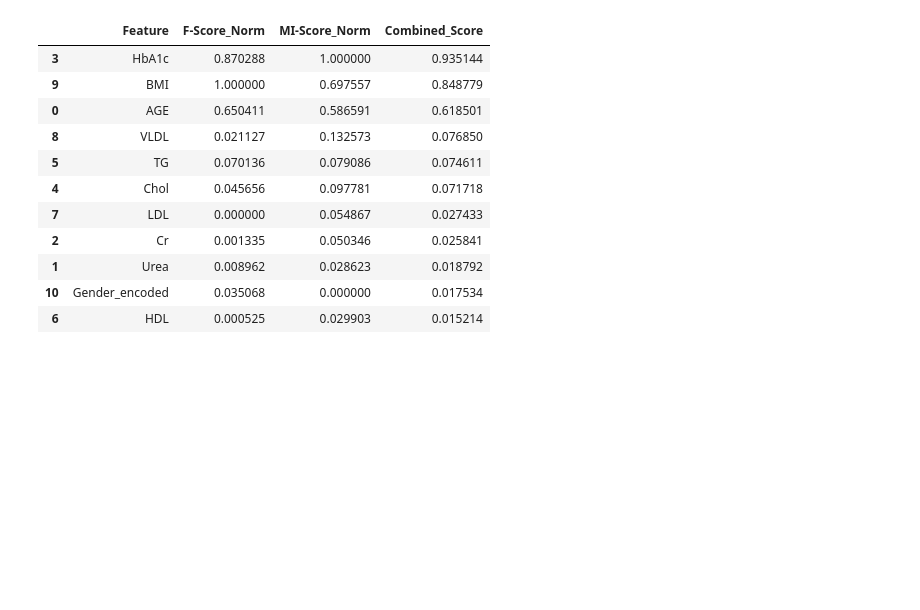
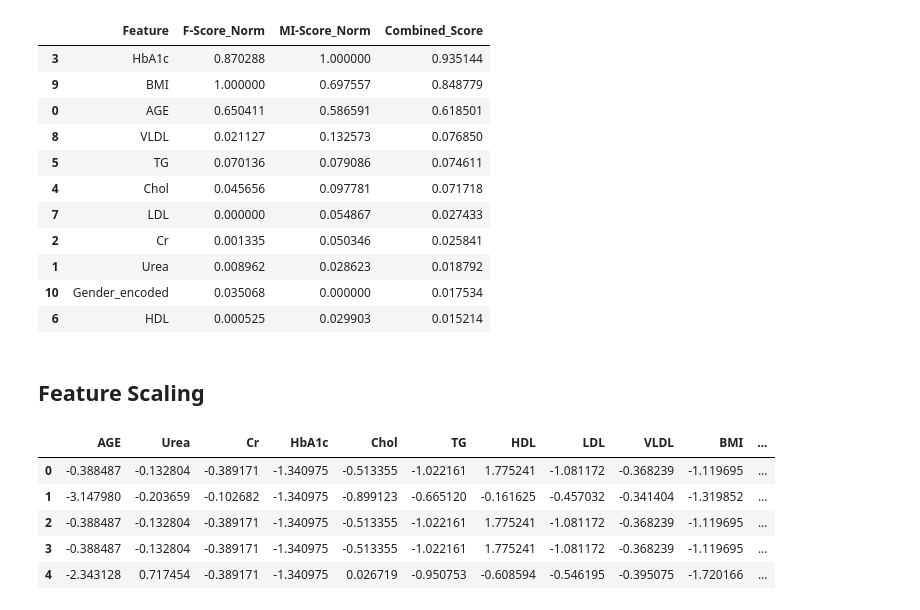
Before and after one commit to samirdahal888/Diabetes_Classification, a Jupyter notebook: notebooks/data_processing/data_processing.ipynb, the cells around one changed output. Saved outputs shown, nothing was run; the diff lists cells and outputs as text; code cells hidden in the pictures; blank space fills up the shorter version.

```diff
--- a/notebooks/data_processing/data_processing.ipynb
+++ b/notebooks/data_processing/data_processing.ipynb
@@ -138,3 +138,20 @@ combined_df
 | 1 | Urea | 0.008962 | 0.028623 | 0.018792 |
 | 10 | Gender_encoded | 0.035068 | 0.000000 | 0.017534 |
 | 6 | HDL | 0.000525 | 0.029903 | 0.015214 |
+# %% [markdown]
+## Feature Scaling
+# %%
+from sklearn.preprocessing import StandardScaler
+
+scaler = StandardScaler()
+X_scaled = scaler.fit_transform(X)
+
+X_scaled_df = pd.DataFrame(X_scaled, columns=X.columns, index=X.index)
+X_scaled_df.head()
+# %% [output]
+|  | AGE | Urea | Cr | HbA1c | Chol | TG | HDL | LDL | VLDL | BMI | ... |
+| 0 | -0.388487 | -0.132804 | -0.389171 | -1.340975 | -0.513355 | -1.022161 | 1.775241 | -1.081172 | -0.368239 | -1.119695 | ... |
+| 1 | -3.147980 | -0.203659 | -0.102682 | -1.340975 | -0.899123 | -0.665120 | -0.161625 | -0.457032 | -0.341404 | -1.319852 | ... |
+| 2 | -0.388487 | -0.132804 | -0.389171 | -1.340975 | -0.513355 | -1.022161 | 1.775241 | -1.081172 | -0.368239 | -1.119695 | ... |
+| 3 | -0.388487 | -0.132804 | -0.389171 | -1.340975 | -0.513355 | -1.022161 | 1.775241 | -1.081172 | -0.368239 | -1.119695 | ... |
+| 4 | -2.343128 | 0.717454 | -0.389171 | -1.340975 | 0.026719 | -0.950753 | -0.608594 | -0.546195 | -0.395075 | -1.720166 | ... |
```
Also changed, not shown: parts of 2 cells of this notebook.
